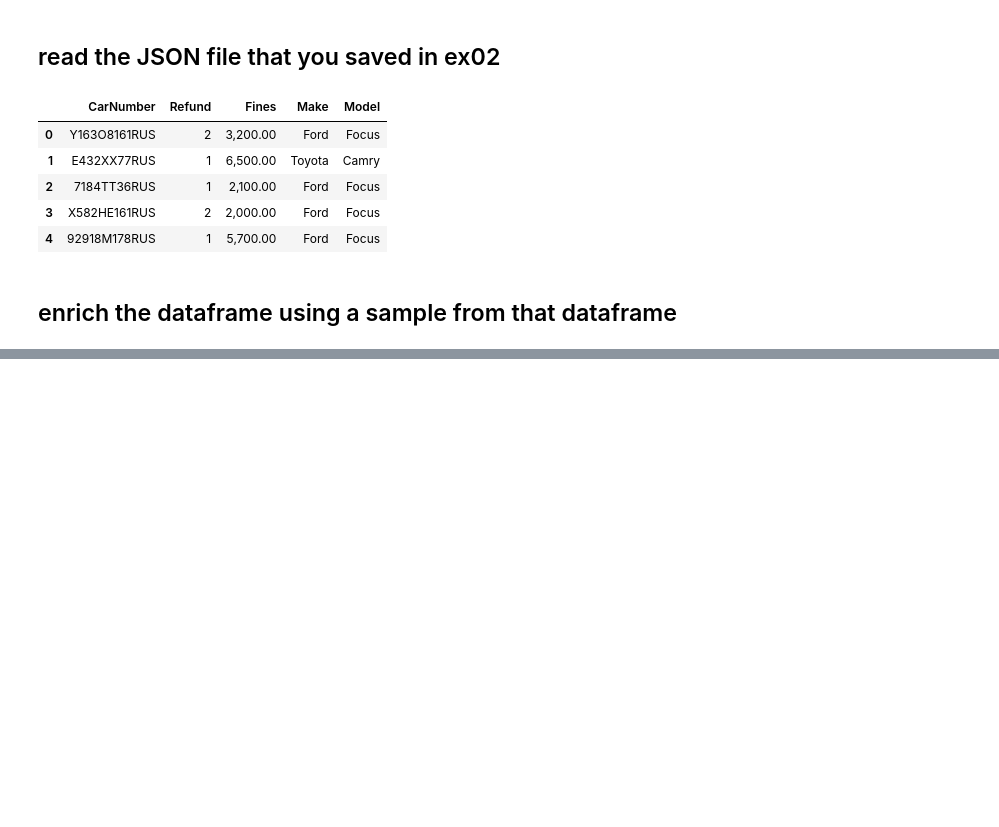
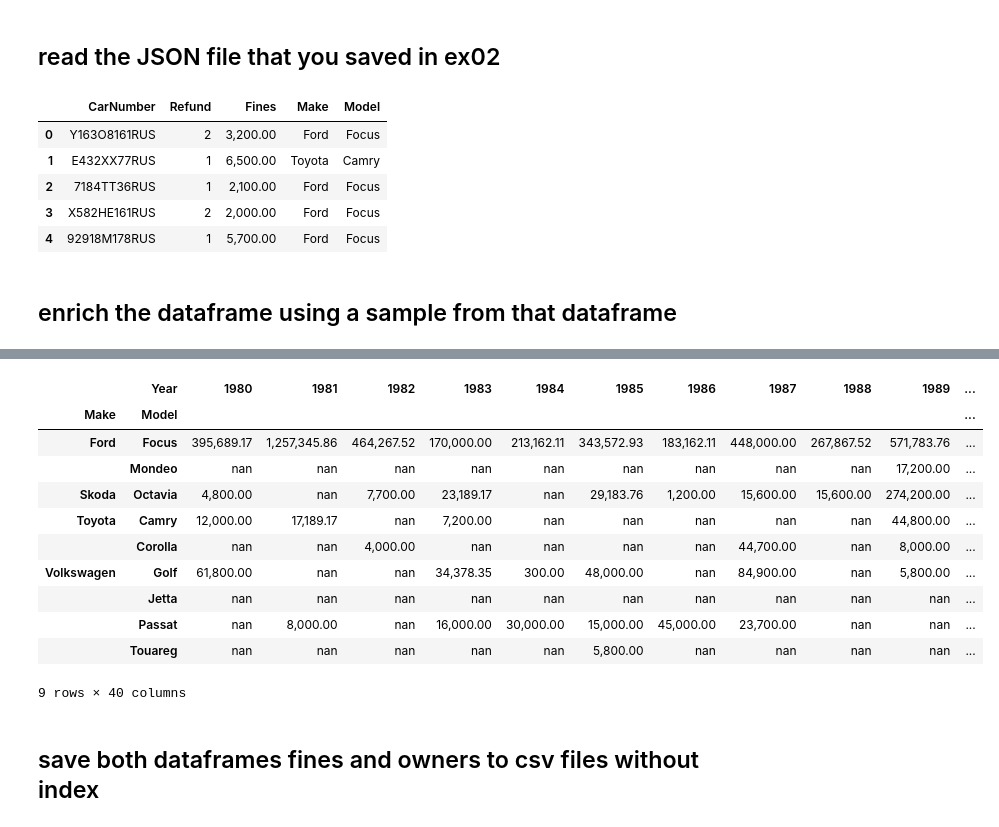
Before and after one commit to djoye21school/Piscine_DS, a Jupyter notebook: day05/ex04/enrichment.ipynb, the cells around one changed output, grey strips where cells are left out. Saved outputs shown, nothing was run; the diff lists cells and outputs as text; code cells hidden in the pictures; blank space fills up the shorter version.

```diff
--- a/day05/ex04/enrichment.ipynb
+++ b/day05/ex04/enrichment.ipynb
@@ -94,0 +145,4 @@ ConnectionError: HTTPSConnectionPool(host='api.census.gov', port=443): Max retri
+# %%
+fines = pd.concat([fines, random_fines])
+# %%
+owners = owners[:-20]
@@ -94,0 +165,8 @@ ConnectionError: HTTPSConnectionPool(host='api.census.gov', port=443): Max retri
+# %%
+tmp = {'CarNumber': [generate_car_num() for i in range(3)],
+        'SURNAME': [np.random.choice(owners.SURNAME) for i in range(3)]}
+
+owners = pd.concat([owners, pd.DataFrame(tmp)])
+# %%
+result = owners.merge(fines, how='inner', on='CarNumber')
+result.head()
@@ -94,0 +182,19 @@ ConnectionError: HTTPSConnectionPool(host='api.census.gov', port=443): Max retri
+# %%
+pivot = pd.pivot_table(result, values='Fines', index=['Make', 'Model'],
+                       columns=['Year'], aggfunc=np.sum)
+pivot
+# %% [output]
+|  | Year | 1980 | 1981 | 1982 | 1983 | 1984 | 1985 | 1986 | 1987 | 1988 | 1989 | ... |
+| Make | Model |  |  |  |  |  |  |  |  |  |  | ... |
+| Ford | Focus | 395,689.17 | 1,257,345.86 | 464,267.52 | 170,000.00 | 213,162.11 | 343,572.93 | 183,162.11 | 448,000.00 | 267,867.52 | 571,783.76 | ... |
+|  | Mondeo | nan | nan | nan | nan | nan | nan | nan | nan | nan | 17,200.00 | ... |
+| Skoda | Octavia | 4,800.00 | nan | 7,700.00 | 23,189.17 | nan | 29,183.76 | 1,200.00 | 15,600.00 | 15,600.00 | 274,200.00 | ... |
+| Toyota | Camry | 12,000.00 | 17,189.17 | nan | 7,200.00 | nan | nan | nan | nan | nan | 44,800.00 | ... |
+|  | Corolla | nan | nan | 4,000.00 | nan | nan | nan | nan | 44,700.00 | nan | 8,000.00 | ... |
+| Volkswagen | Golf | 61,800.00 | nan | nan | 34,378.35 | 300.00 | 48,000.00 | nan | 84,900.00 | nan | 5,800.00 | ... |
+|  | Jetta | nan | nan | nan | nan | nan | nan | nan | nan | nan | nan | ... |
+|  | Passat | nan | 8,000.00 | nan | 16,000.00 | 30,000.00 | 15,000.00 | 45,000.00 | 23,700.00 | nan | nan | ... |
+|  | Touareg | nan | nan | nan | nan | nan | 5,800.00 | nan | nan | nan | nan | ... |
+9 rows × 40 columns
+# %% [markdown]
+## save both dataframes fines and owners to csv files without index
```
Also changed, not shown: parts of 25 cells of this notebook, 3 other files.
